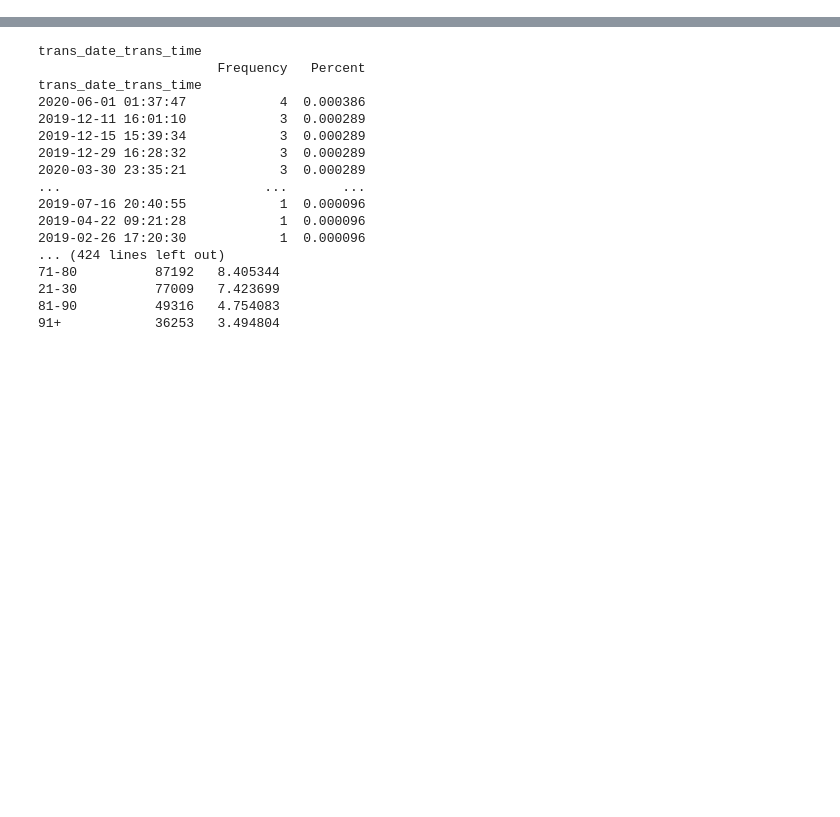
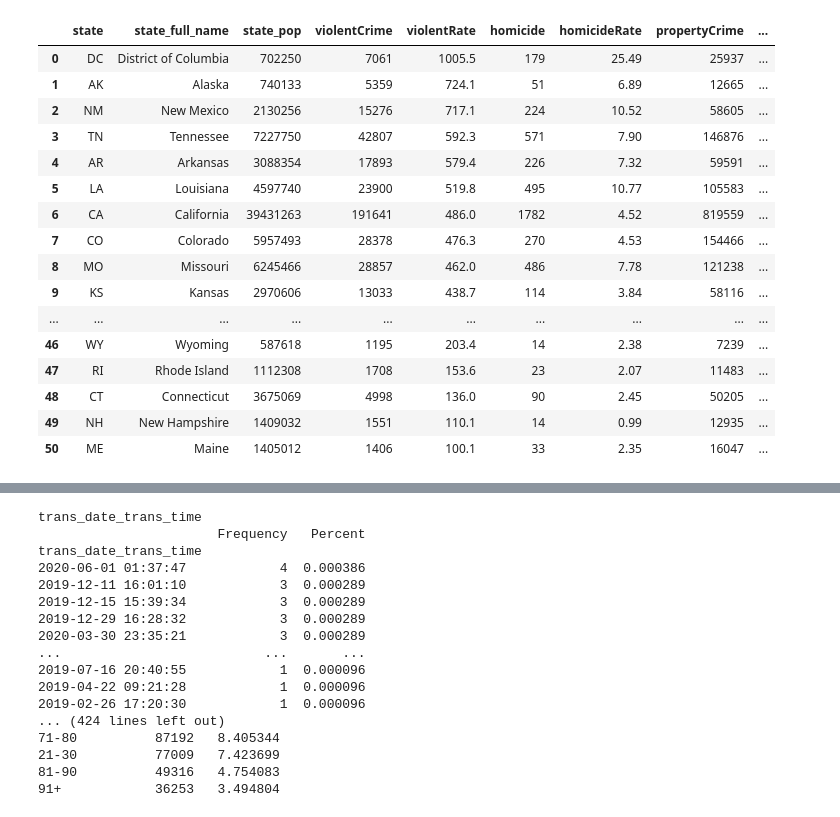
Before and after one commit to DartElina/CC_Fraud_Detection, a Jupyter notebook: CC_Fraud.ipynb, the cells around one changed output, grey strips where cells are left out. Saved outputs shown, nothing was run; the diff lists cells and outputs as text; code cells hidden in the pictures; blank space fills up the shorter version.

```diff
--- a/CC_Fraud.ipynb
+++ b/CC_Fraud.ipynb
@@ -25,10 +50,36 @@ fraud_train = fraud_train.set_index(fraud_train.columns[0])
 # %%
-#Loading the tesing data
-file_path_valid = "fraudTest.csv"
+#Loading the crime data from https://www.opencrime.us/downloads
+#state_crime_summary = pd.read_json("state_crime_summary.json")
 
-fraud_valid = pd.read_csv(file_path_valid)
+#state_crime_summary.to_csv("crime_data.csv", index=False)
 
-fraud_valid.rename(columns={fraud_valid.columns[0]: "id"}, inplace=True)
+file_path_crime_state = "crime_data.csv"
 
-fraud_valid = fraud_valid.set_index(fraud_valid.columns[0])
+crime_data_state = pd.read_csv(file_path_crime_state)
+
+crime_data_state = crime_data_state.rename(columns={
+    'abbr': 'state',
+    'name': 'state_full_name',
+    'population': 'state_pop'
+})
+
+crime_data_state
+# %% [output]
+|  | state | state_full_name | state_pop | violentCrime | violentRate | homicide | homicideRate | propertyCrime | ... |
+| 0 | DC | District of Columbia | 702250 | 7061 | 1005.5 | 179 | 25.49 | 25937 | ... |
+| 1 | AK | Alaska | 740133 | 5359 | 724.1 | 51 | 6.89 | 12665 | ... |
+| 2 | NM | New Mexico | 2130256 | 15276 | 717.1 | 224 | 10.52 | 58605 | ... |
+| 3 | TN | Tennessee | 7227750 | 42807 | 592.3 | 571 | 7.90 | 146876 | ... |
+| 4 | AR | Arkansas | 3088354 | 17893 | 579.4 | 226 | 7.32 | 59591 | ... |
+| 5 | LA | Louisiana | 4597740 | 23900 | 519.8 | 495 | 10.77 | 105583 | ... |
+| 6 | CA | California | 39431263 | 191641 | 486.0 | 1782 | 4.52 | 819559 | ... |
+| 7 | CO | Colorado | 5957493 | 28378 | 476.3 | 270 | 4.53 | 154466 | ... |
+| 8 | MO | Missouri | 6245466 | 28857 | 462.0 | 486 | 7.78 | 121238 | ... |
+| 9 | KS | Kansas | 2970606 | 13033 | 438.7 | 114 | 3.84 | 58116 | ... |
+| ... | ... | ... | ... | ... | ... | ... | ... | ... | ... |
+| 46 | WY | Wyoming | 587618 | 1195 | 203.4 | 14 | 2.38 | 7239 | ... |
+| 47 | RI | Rhode Island | 1112308 | 1708 | 153.6 | 23 | 2.07 | 11483 | ... |
+| 48 | CT | Connecticut | 3675069 | 4998 | 136.0 | 90 | 2.45 | 50205 | ... |
+| 49 | NH | New Hampshire | 1409032 | 1551 | 110.1 | 14 | 0.99 | 12935 | ... |
+| 50 | ME | Maine | 1405012 | 1406 | 100.1 | 33 | 2.35 | 16047 | ... |
 # %%
```
Also changed, not shown: parts of 9 cells of this notebook, 1 other file.
